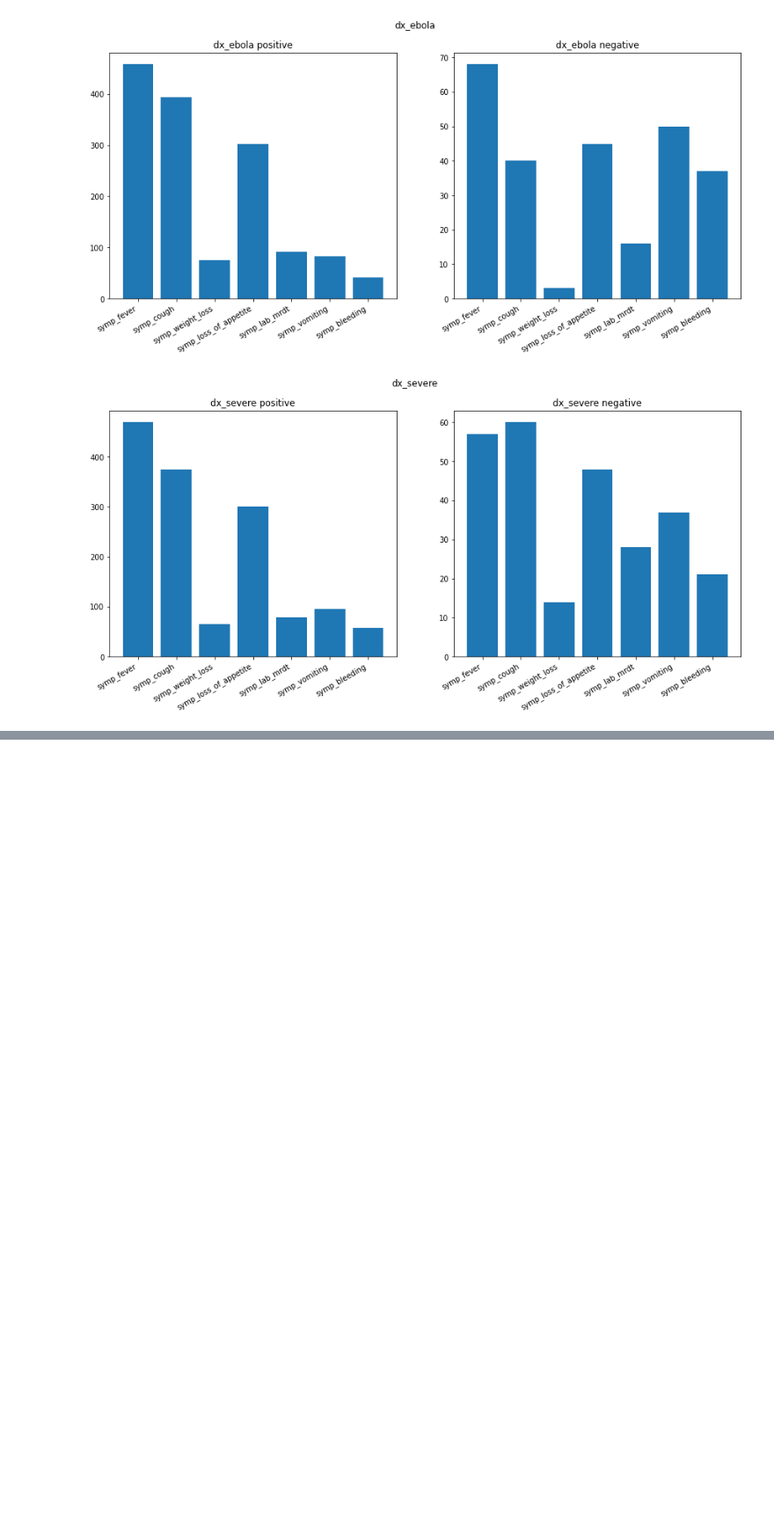
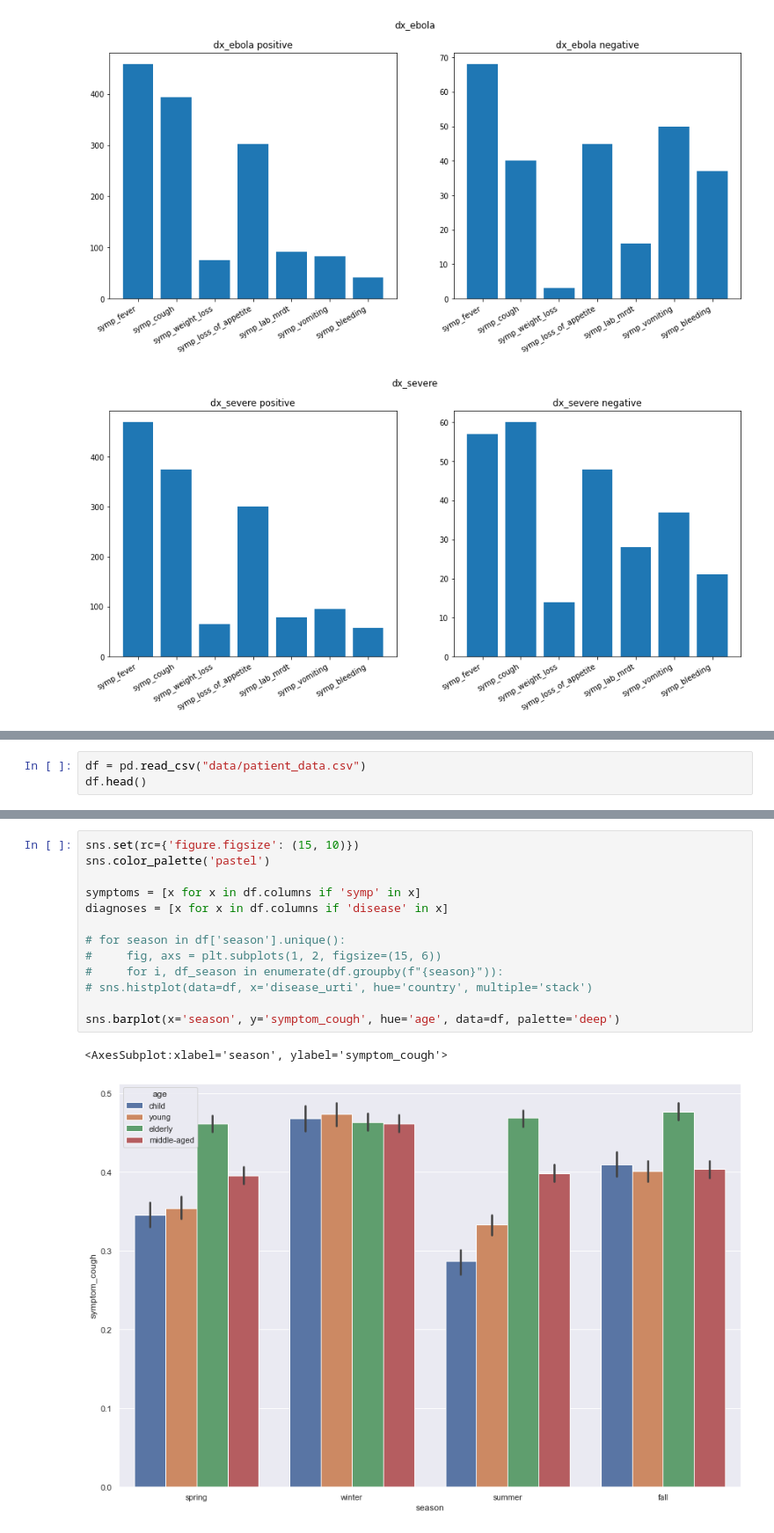
Before and after one commit to epfml/phantomedicus, a Jupyter notebook: simulator_analysis.ipynb, the cells around one changed output, grey strips where cells are left out. Shown: that part at 88% size. Cells and saved outputs as stored; diff of their text form; blank space fills up the shorter version.

```diff
--- a/simulator_analysis.ipynb
+++ b/simulator_analysis.ipynb
@@ -42,0 +48,3 @@ for diagnosis in diagnoses:
+# %%
+df = pd.read_csv("data/patient_data.csv")
+df.head()
@@ -42,0 +59,16 @@ for diagnosis in diagnoses:
+# %%
+sns.set(rc={'figure.figsize': (15, 10)})
+sns.color_palette('pastel')
+
+symptoms = [x for x in df.columns if 'symp' in x]
+diagnoses = [x for x in df.columns if 'disease' in x]
+
+# for season in df['season'].unique():
+#     fig, axs = plt.subplots(1, 2, figsize=(15, 6))
+#     for i, df_season in enumerate(df.groupby(f"{season}")):
+# sns.histplot(data=df, x='disease_urti', hue='country', multiple='stack')
+
+sns.barplot(x='season', y='symptom_cough', hue='age', data=df, palette='deep')
+# %% [output]
+<AxesSubplot:xlabel='season', ylabel='symptom_cough'>
+[figure, added]
```
Also changed, not shown: parts of 4 cells of this notebook, 9 other files.
